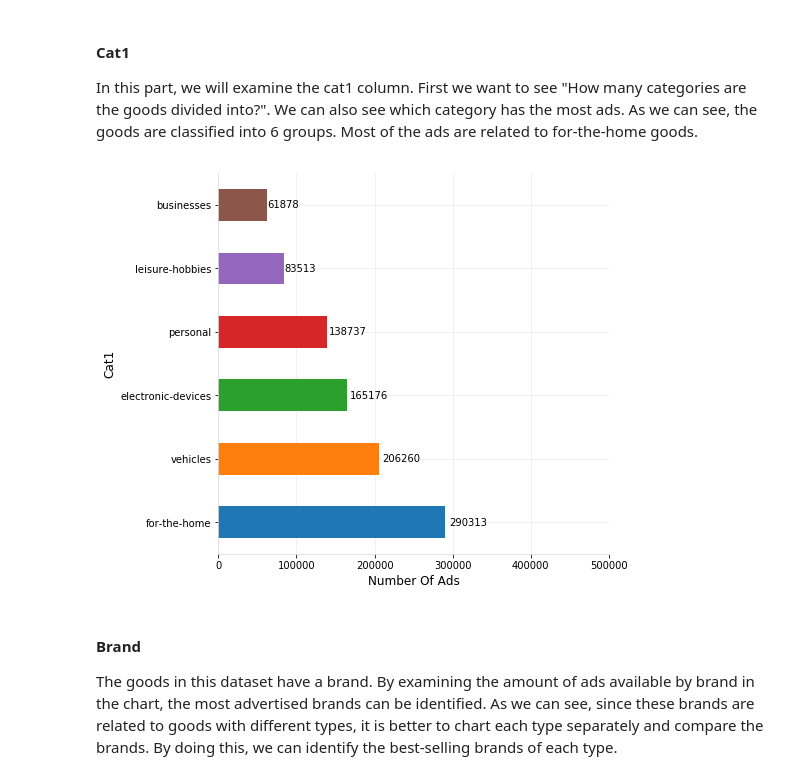
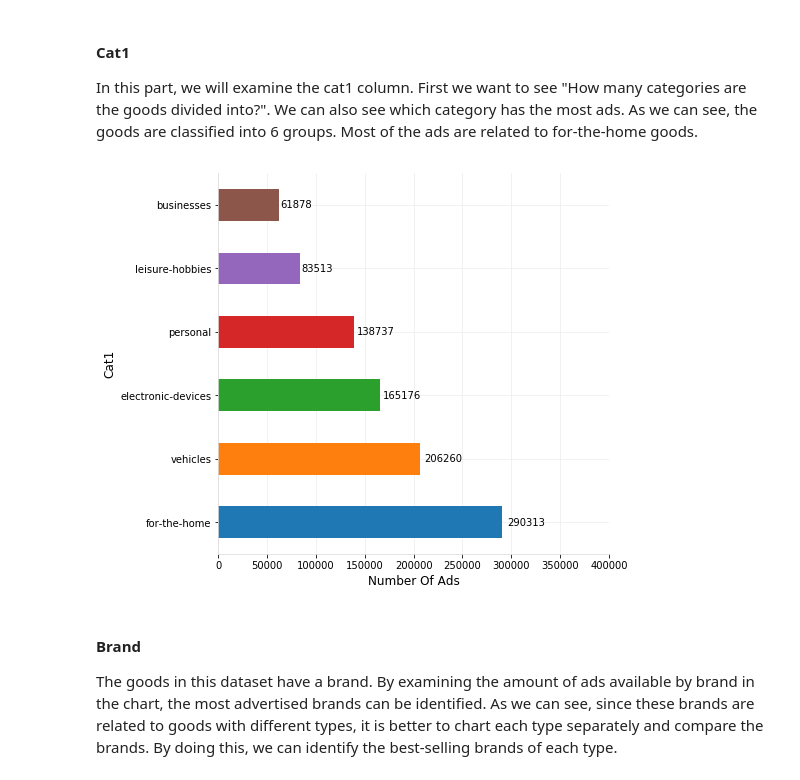
Before and after one commit to ParisaKhazaee/Data-visualization, a Jupyter notebook: DivarVisualization.ipynb, the cells around one changed output. Drawn from its saved outputs; the diff is of its cells as text; code cells hidden in the pictures.

```diff
--- a/DivarVisualization.ipynb
+++ b/DivarVisualization.ipynb
@@ -206,15 +224,16 @@ draw_barh(type_counts , xlabel , ylabel , xmax)
 
 In this part, we will examine the cat1 column. First we want to see "How many categories are the goods divided into?". We can also see which category has the most ads. As we can see, the goods are classified into 6 groups. Most of the ads are related to for-the-home goods.
 # %%
+#Value count for cat1 column
 cat1_counts = pd.value_counts(divar['cat1'] , sort = True)
 
 xlabel = 'Number Of Ads'
 ylabel = 'Cat1'
-xmax = 500000
+xmax = 400000
 
 draw_barh(cat1_counts , xlabel , ylabel , xmax)
 # %% [output]
-[figure, old version]
+[figure, new version]
 # %% [markdown]
 #### Brand
 
```
Also changed, not shown: parts of 22 cells of this notebook.
